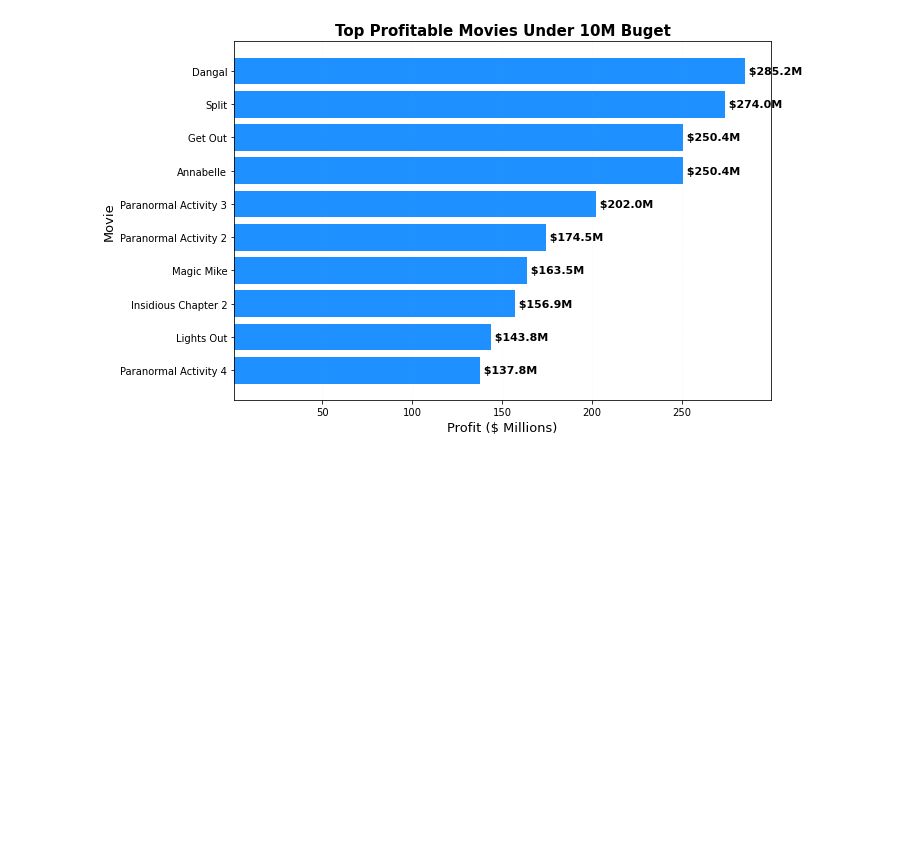
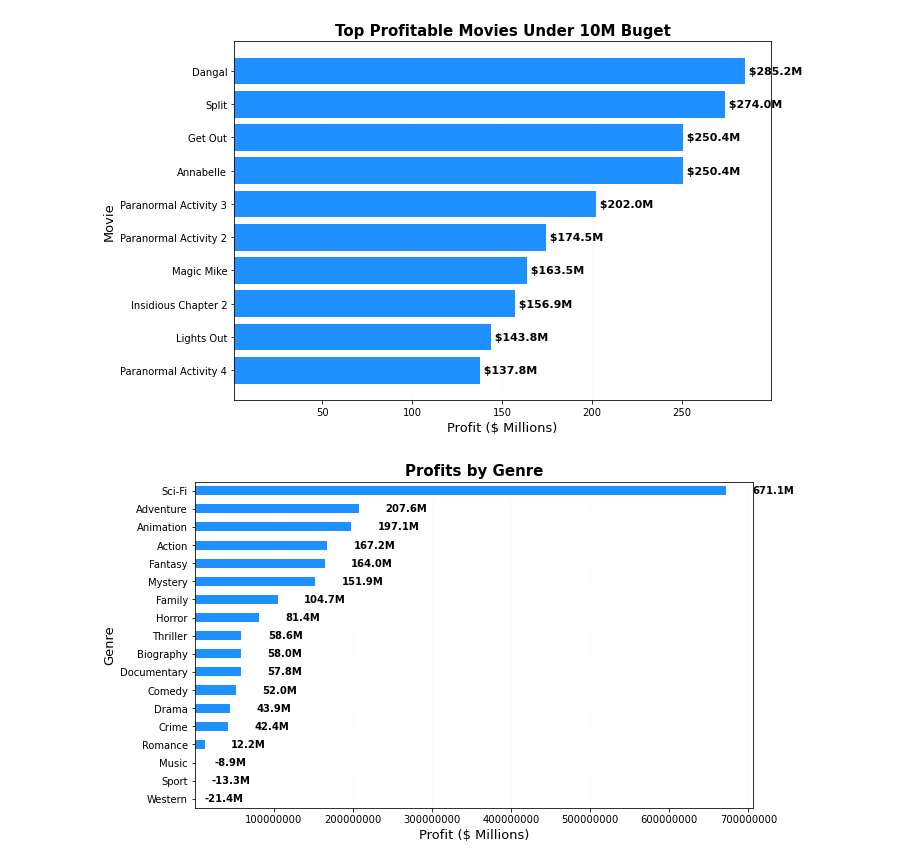
Before and after one commit to cupake01/ai_academy_capstone_project_group4, a Jupyter notebook: notebooks/folder-brian_gorbea/BrianG_Visualization.ipynb, the cells around one changed output. Cells and saved outputs as stored; diff of their text form; code cells hidden in the pictures; blank space fills up the shorter version.

Commit message:
adding more graphs about genre, profits, bottom 10 , and 10m buget movies

```diff
--- a/notebooks/folder-brian_gorbea/BrianG_Visualization.ipynb
+++ b/notebooks/folder-brian_gorbea/BrianG_Visualization.ipynb
@@ -8,3 +39,5 @@ import sqlite3
+# %%
+movie_genres = movie_genres.rename(columns={'primary_title': 'movie'})
 # %%
 movie_budgets_df = pd.read_csv('../../data/tn.movie_budgets.csv.gz', encoding='latin1', index_col=0)
 movie_budgets_df.head()
@@ -202,3 +235,7 @@ plt.tight_layout()
 plt.show()
 # %% [output]
 [figure]
+# %%
+profgenre = pd.merge(movie_genres, profit_sorted, on=['movie'])
+# %%
+profgenre_grouped = profgenre.groupby('primary_genre').mean()['profit'].sort_values()
@@ -204,0 +244,30 @@ plt.show()
+# %%
+def format_values(value):
+    if value >= 1000000000:
+        return f"{value / 1000000000:.1f}B"
+    elif value >= 1000000:
+        return f"{value / 1000000:.1f}M"
+    elif value <0 and abs(value) >= 1000000:
+        return f"{value / 1000000:.1f}M"
+    else:
+        return str(value)
+# %%
+#Plotting
+fig, ax = plt.subplots(figsize=(10,6))
+profgenre_grouped.plot(kind='barh',color='dodgerblue', ax=ax)
+
+#Title and labels
+ax.set_title('Profits by Genre', fontweight='bold', fontsize=15)
+ax.set_xlabel('Profit ($ Millions)', fontsize=13)
+ax.set_ylabel('Genre', fontsize=13)
+ax.grid(axis='x', linestyle='--', alpha = 0.07)
+ax.set_xlim(1, ax.get_xlim()[1])
+ax.ticklabel_format(style='plain', axis='x', useOffset=False)
+
+for index, value in enumerate(profgenre_grouped):
+    ax.text(value + (0.05 * max(profgenre_grouped)), index,format_values(value), va = 'center', color = 'black', fontweight='bold')
+
+plt.tight_layout
+plt.show()
+# %% [output]
+[figure, added]
```
Also changed, not shown: parts of 8 cells of this notebook.
